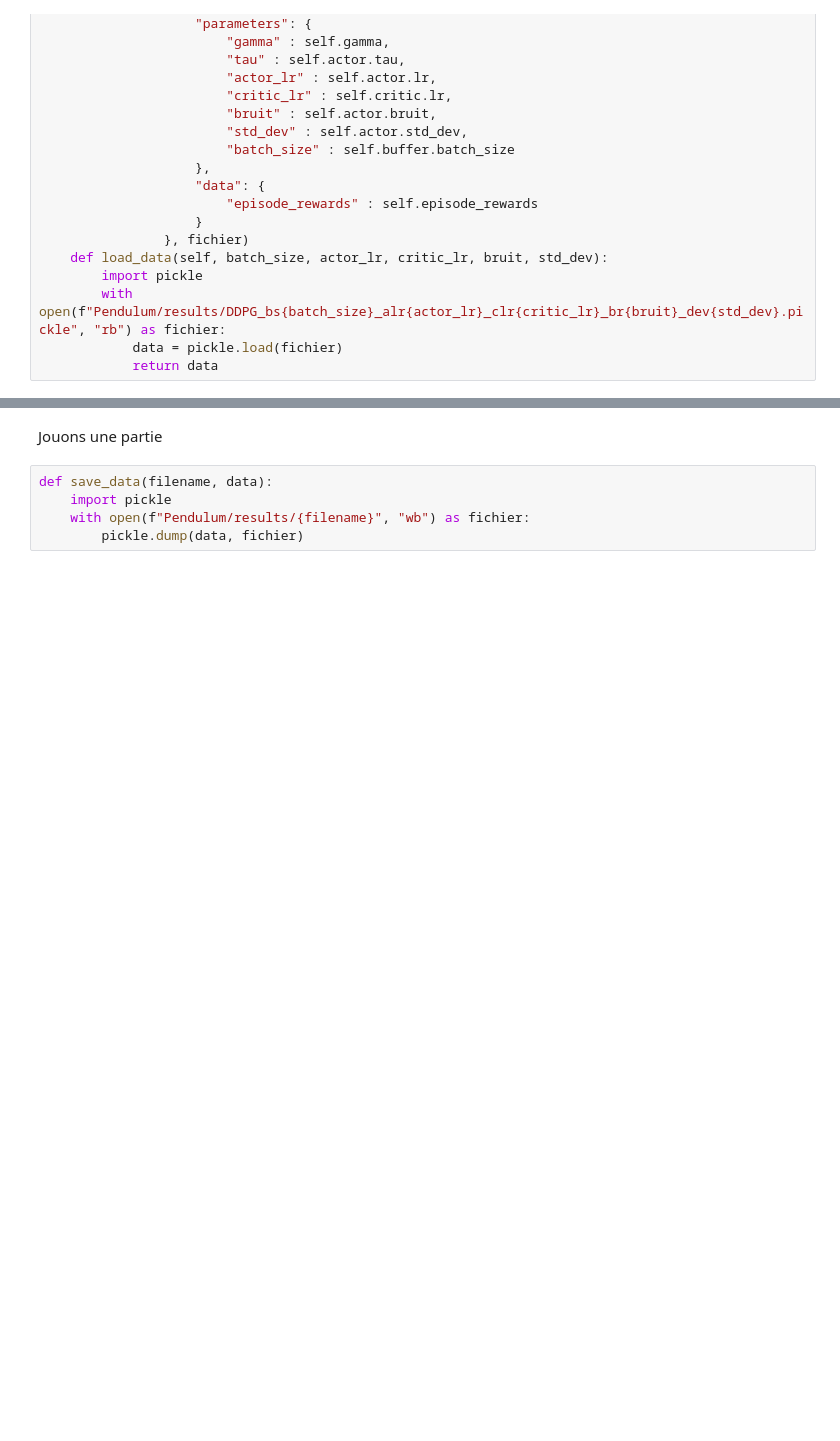
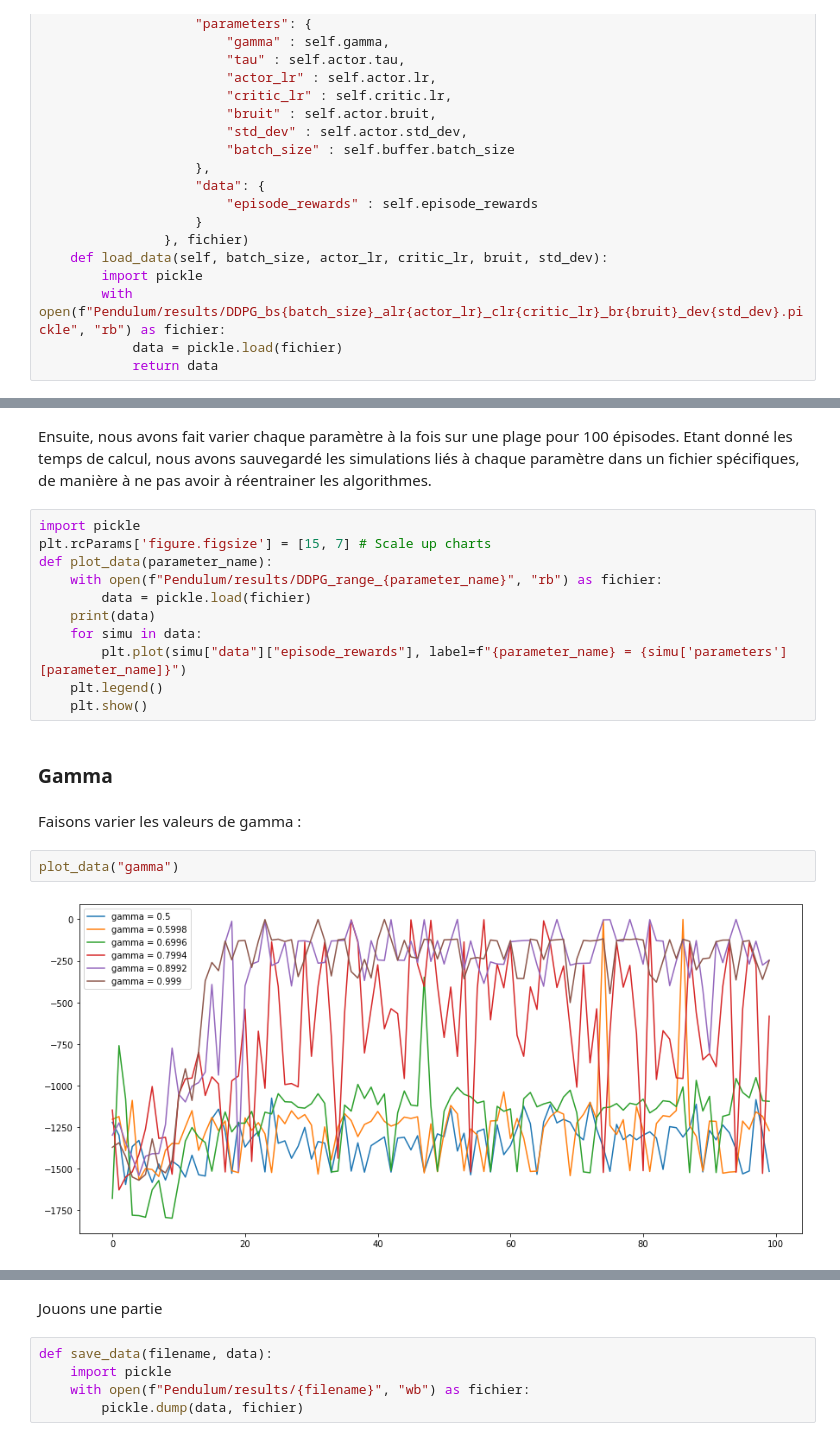
Before and after one commit to Samsoum41/DDPG, a Jupyter notebook: Keras_pendulum.ipynb, the cells around one changed output, grey strips where cells are left out. Drawn from its saved outputs; the diff is of its cells as text; blank space fills up the shorter version.

```diff
--- a/Keras_pendulum.ipynb
+++ b/Keras_pendulum.ipynb
@@ -438,0 +442,21 @@ KeyboardInterrupt:
+# %% [markdown]
+Ensuite, nous avons fait varier chaque paramètre à la fois sur une plage pour 100 épisodes. Etant donné les temps de calcul, nous avons sauvegardé les simulations liés à chaque paramètre dans un fichier spécifiques, de manière à ne pas avoir à réentrainer les algorithmes.
+# %%
+import pickle
+plt.rcParams['figure.figsize'] = [15, 7] # Scale up charts
+def plot_data(parameter_name):
+    with open(f"Pendulum/results/DDPG_range_{parameter_name}", "rb") as fichier:
+        data = pickle.load(fichier)
+    print(data)
+    for simu in data:
+        plt.plot(simu["data"]["episode_rewards"], label=f"{parameter_name} = {simu['parameters'][parameter_name]}")
+    plt.legend()
+    plt.show()
+# %% [markdown]
+### Gamma
+# %% [markdown]
+Faisons varier les valeurs de gamma :
+# %%
+plot_data("gamma")
+# %% [output]
+[figure, added]
```
Also changed, not shown: parts of 18 cells of this notebook, 22 other files.
